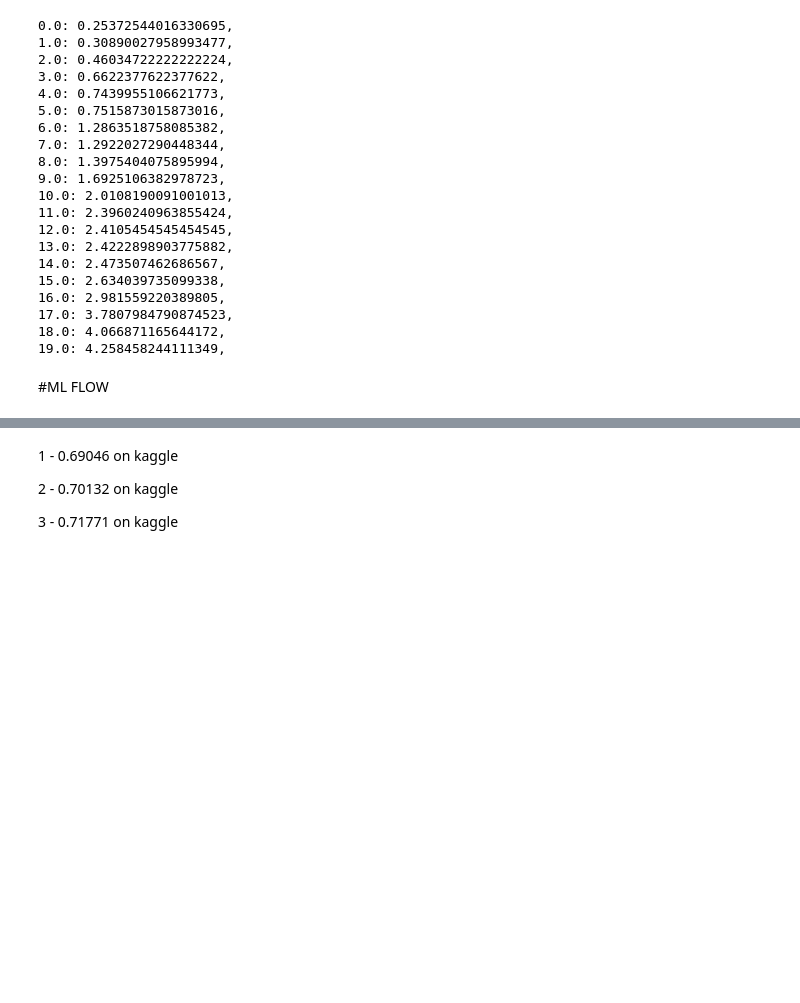
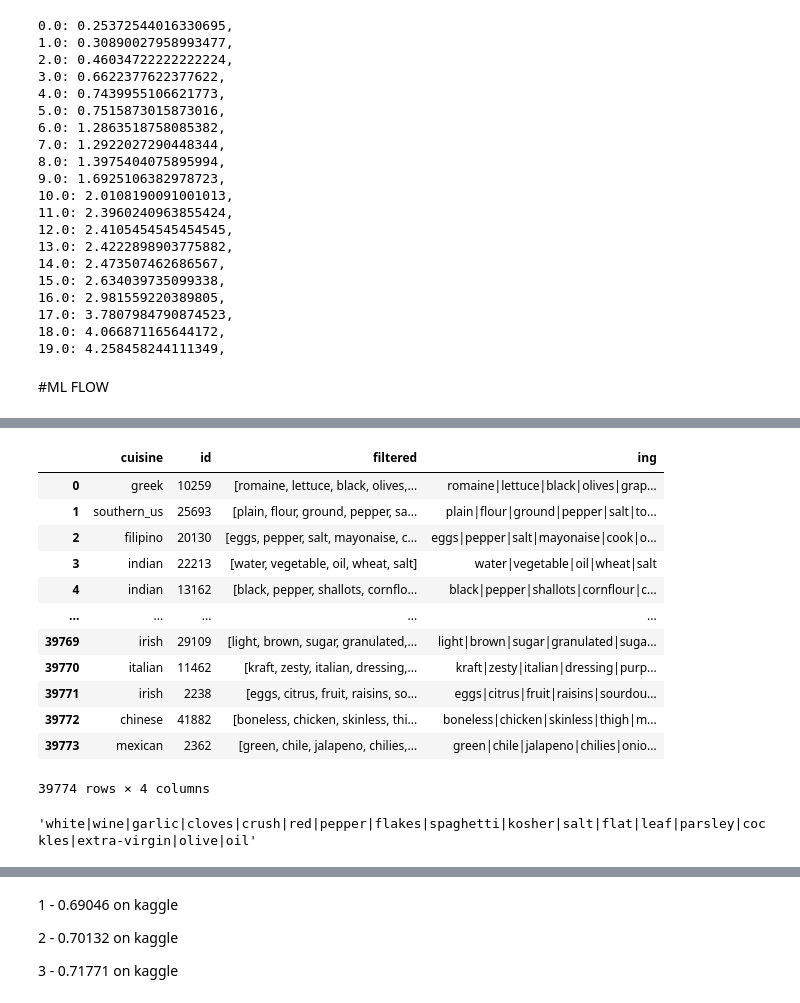
Before and after one commit to Verschworer/HSE_ML_final, a Jupyter notebook: spark_final.ipynb, the cells around one changed output, grey strips where cells are left out. Saved outputs shown, nothing was run; the diff lists cells and outputs as text; code cells hidden in the pictures; blank space fills up the shorter version.

```diff
--- a/spark_final.ipynb
+++ b/spark_final.ipynb
@@ -210 +345,8 @@ next_df = pipelinefit.transform(df)
+# %%
+#labeling
+label_stringIdx = StringIndexer(inputCol = "cuisine",
+                                outputCol = "label")
+
+label_Idx = label_stringIdx.fit(next_df)
+next_df = label_Idx.transform(next_df)
 # %%
@@ -429,0 +411,21 @@ Successfully submitted to What's Cooking?
+# %%
+#some special for baseline
+next_df = next_df.withColumn("norm", F.concat_ws(', ' ,F.col("normalized")))
+next_df = next_df.withColumn("labels", F.array(next_df["cuisine"]))
+
+emb_assembler = DocumentAssembler()\
+    .setInputCol('norm')\
+    .setOutputCol('docs')
+
+embeddings = UniversalSentenceEncoder.pretrained() \
+  .setInputCols(["docs"])\
+  .setOutputCol("embeddings")
+
+emb_pipeline = Pipeline(stages=[
+                            emb_assembler,
+                            embeddings
+                            ]
+                        )
+
+emb_pipelinefit = emb_pipeline.fit(next_df)
+next_df = emb_pipelinefit.transform(next_df)
@@ -429,0 +696,20 @@ Successfully submitted to What's Cooking?
+# %%
+train = next_df.select("cuisine", "id", "filtered").toPandas()
+# %%
+train["ing"] = train["filtered"].apply(lambda x: '|'.join(map(str, x)))
+# %%
+train
+# %% [output]
+|  | cuisine | id | filtered | ing |
+| 0 | greek | 10259 | [romaine, lettuce, black, olives,... | romaine|lettuce|black|olives|grap... |
+| 1 | southern_us | 25693 | [plain, flour, ground, pepper, sa... | plain|flour|ground|pepper|salt|to... |
+| 2 | filipino | 20130 | [eggs, pepper, salt, mayonaise, c... | eggs|pepper|salt|mayonaise|cook|o... |
+| 3 | indian | 22213 | [water, vegetable, oil, wheat, salt] | water|vegetable|oil|wheat|salt |
+| 4 | indian | 13162 | [black, pepper, shallots, cornflo... | black|pepper|shallots|cornflour|c... |
+| ... | ... | ... | ... | ... |
+| 39769 | irish | 29109 | [light, brown, sugar, granulated,... | light|brown|sugar|granulated|suga... |
+| 39770 | italian | 11462 | [kraft, zesty, italian, dressing,... | kraft|zesty|italian|dressing|purp... |
+| 39771 | irish | 2238 | [eggs, citrus, fruit, raisins, so... | eggs|citrus|fruit|raisins|sourdou... |
+| 39772 | chinese | 41882 | [boneless, chicken, skinless, thi... | boneless|chicken|skinless|thigh|m... |
+| 39773 | mexican | 2362 | [green, chile, jalapeno, chilies,... | green|chile|jalapeno|chilies|onio... |
+39774 rows × 4 columns
@@ -429,0 +718,4 @@ Successfully submitted to What's Cooking?
+# %%
+ingredients[15000]
+# %% [output]
+'white|wine|garlic|cloves|crush|red|pepper|flakes|spaghetti|kosher|salt|flat|leaf|parsley|cockles|extra-virgin|olive|oil'
```
Also changed, not shown: parts of 106 cells of this notebook.
